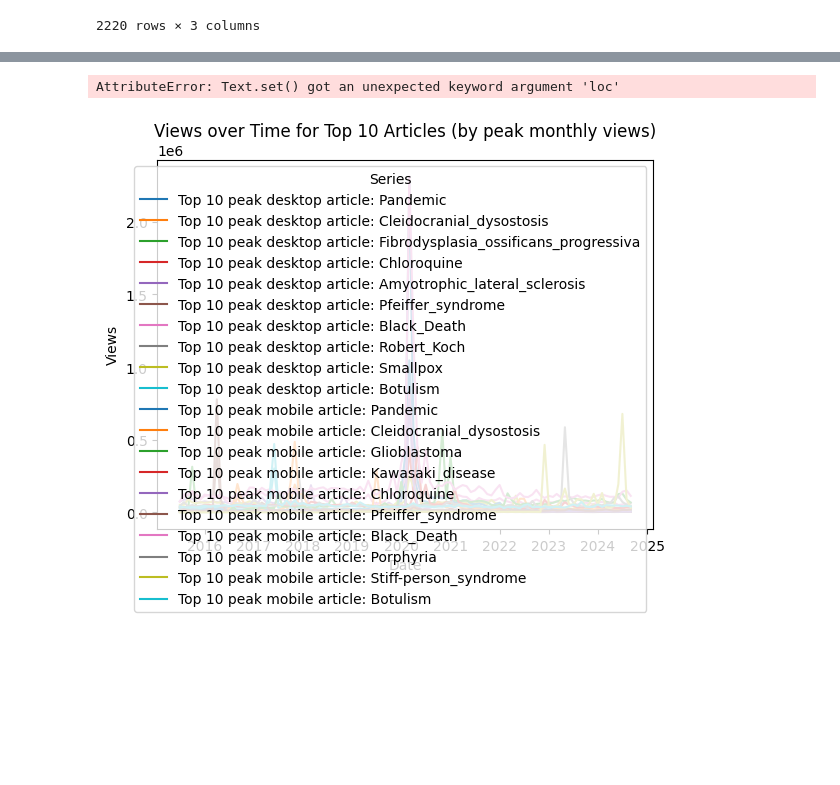
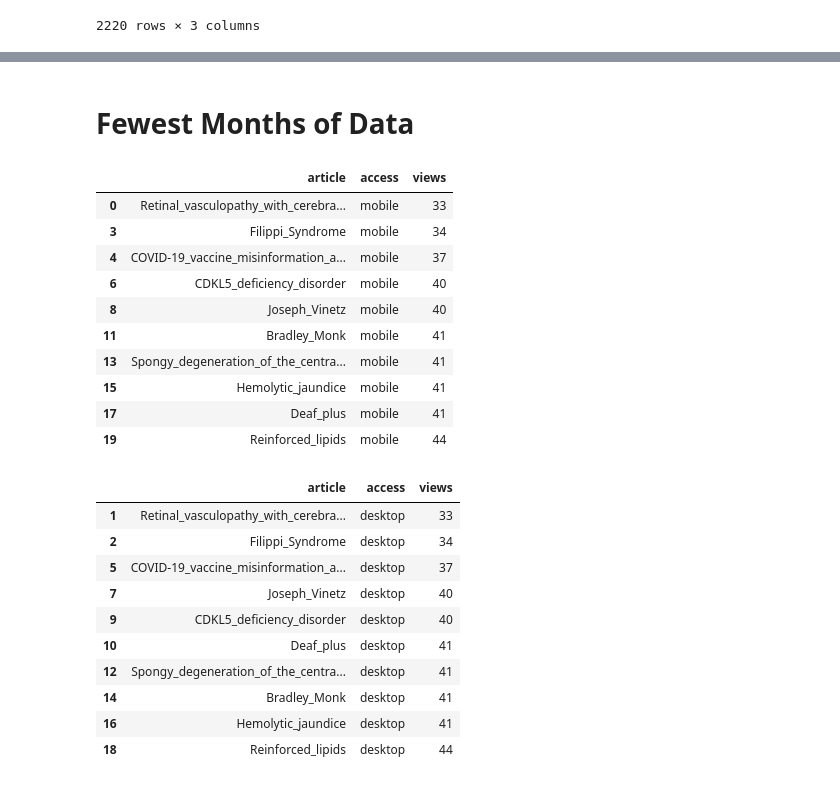
Before and after one commit to voglerdaniel/data-512-homework_1, a Jupyter notebook: code/rare_diseases_analysis.ipynb, the cells around one changed output, grey strips where cells are left out. Saved outputs shown, nothing was run; the diff lists cells and outputs as text; code cells hidden in the pictures; blank space fills up the shorter version.

```diff
--- a/code/rare_diseases_analysis.ipynb
+++ b/code/rare_diseases_analysis.ipynb
@@ -308,40 +312 @@ See the caveats in the documentation: https://pandas.pydata.org/pandas-docs/stab
 2220 rows × 4 columns
-# %%
-# for i, label in enumerate(df_for_graph1["label"].unique()):
-#     plt.plot(
-#         df_for_graph1[df_for_graph1["label"] == label].index,
-#         df_for_graph1[df_for_graph1["label"] == label]["views"],
-#         label = label,
-#         marker = shapes[i],
-#         linestyle = linestyles[i]
-#     )
-
-# # Customize the plot
-# plt.title('Views over Time by Label')
-# plt.xlabel('Date')
-# plt.ylabel('Views')
-# plt.legend(title='Label')
-# plt.xticks(rotation=45)
-# plt.tight_layout()
-
-# plt.show()
-
-for i, label in enumerate(df_for_graph2["label"].unique()):
-    plt.plot(
-        df_for_graph2[df_for_graph2["label"] == label].index,
-        df_for_graph2[df_for_graph2["label"] == label]["views"],
-        label = label,
-    )
-
-plt.title("Views over Time for Top 10 Articles (by peak monthly views)")
-plt.xlabel("Date")
-plt.ylabel("Views")
-plt.legend(title = "Series",
-           loc = "lower center",
-           bbox_to_anchor=(0.5, -0.1),
-           ncol=2)
-plt.xticks(rotation = 45)
-plt.tight_layout()
-# %% [output]
-AttributeError: Text.set() got an unexpected keyword argument 'loc'
-[figure, removed]
@@ -347,0 +341,34 @@ AttributeError: Text.set() got an unexpected keyword argument 'loc'
+# %% [markdown]
+# Fewest Months of Data
+# %%
+fewest_months_sorted = mobile_desktop_df_.groupby(["article", "access"]).count().sort_values("views").reset_index()
+# %%
+fewest_mobile_months = fewest_months_sorted[fewest_months_sorted["access"] == "mobile"].head(10)
+fewest_mobile_months
+# %% [output]
+|  | article | access | views |
+| 0 | Retinal_vasculopathy_with_cerebra... | mobile | 33 |
+| 3 | Filippi_Syndrome | mobile | 34 |
+| 4 | COVID-19_vaccine_misinformation_a... | mobile | 37 |
+| 6 | CDKL5_deficiency_disorder | mobile | 40 |
+| 8 | Joseph_Vinetz | mobile | 40 |
+| 11 | Bradley_Monk | mobile | 41 |
+| 13 | Spongy_degeneration_of_the_centra... | mobile | 41 |
+| 15 | Hemolytic_jaundice | mobile | 41 |
+| 17 | Deaf_plus | mobile | 41 |
+| 19 | Reinforced_lipids | mobile | 44 |
+# %%
+fewest_desktop_months = fewest_months_sorted[fewest_months_sorted["access"] == "desktop"].head(10)
+fewest_desktop_months
+# %% [output]
+|  | article | access | views |
+| 1 | Retinal_vasculopathy_with_cerebra... | desktop | 33 |
+| 2 | Filippi_Syndrome | desktop | 34 |
+| 5 | COVID-19_vaccine_misinformation_a... | desktop | 37 |
+| 7 | Joseph_Vinetz | desktop | 40 |
+| 9 | CDKL5_deficiency_disorder | desktop | 40 |
+| 10 | Deaf_plus | desktop | 41 |
+| 12 | Spongy_degeneration_of_the_centra... | desktop | 41 |
+| 14 | Bradley_Monk | desktop | 41 |
+| 16 | Hemolytic_jaundice | desktop | 41 |
+| 18 | Reinforced_lipids | desktop | 44 |
```
Also changed, not shown: parts of 22 cells of this notebook, 5 other files.
